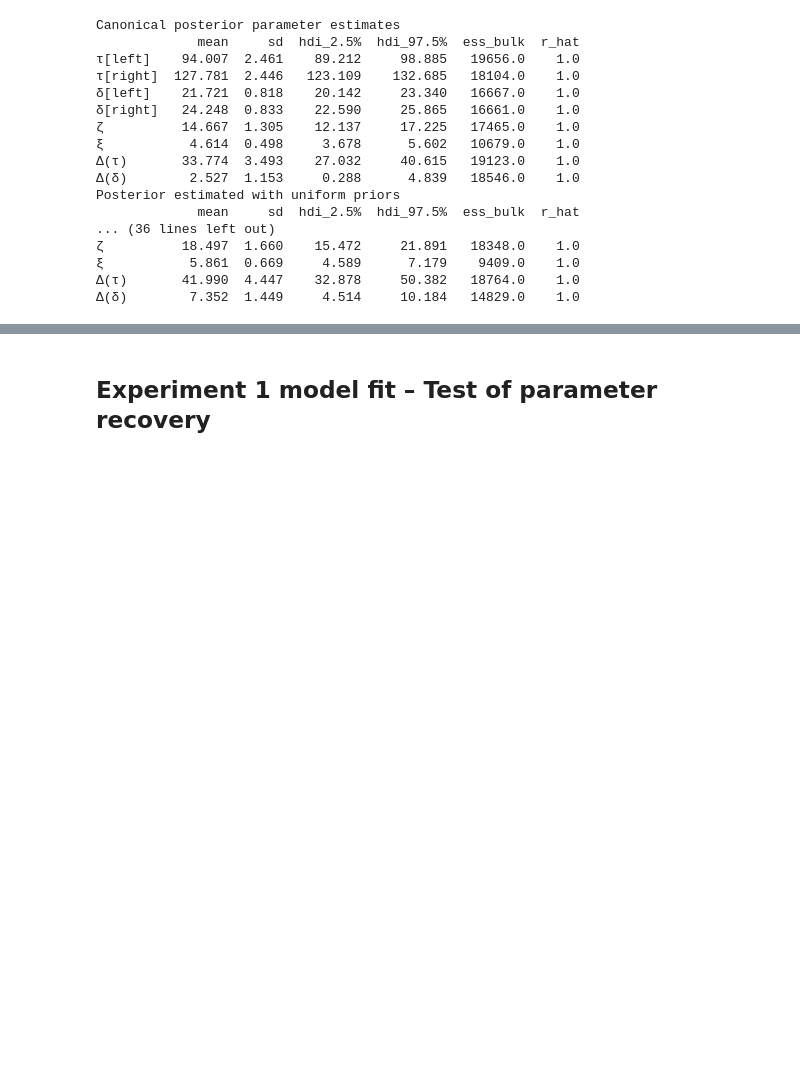
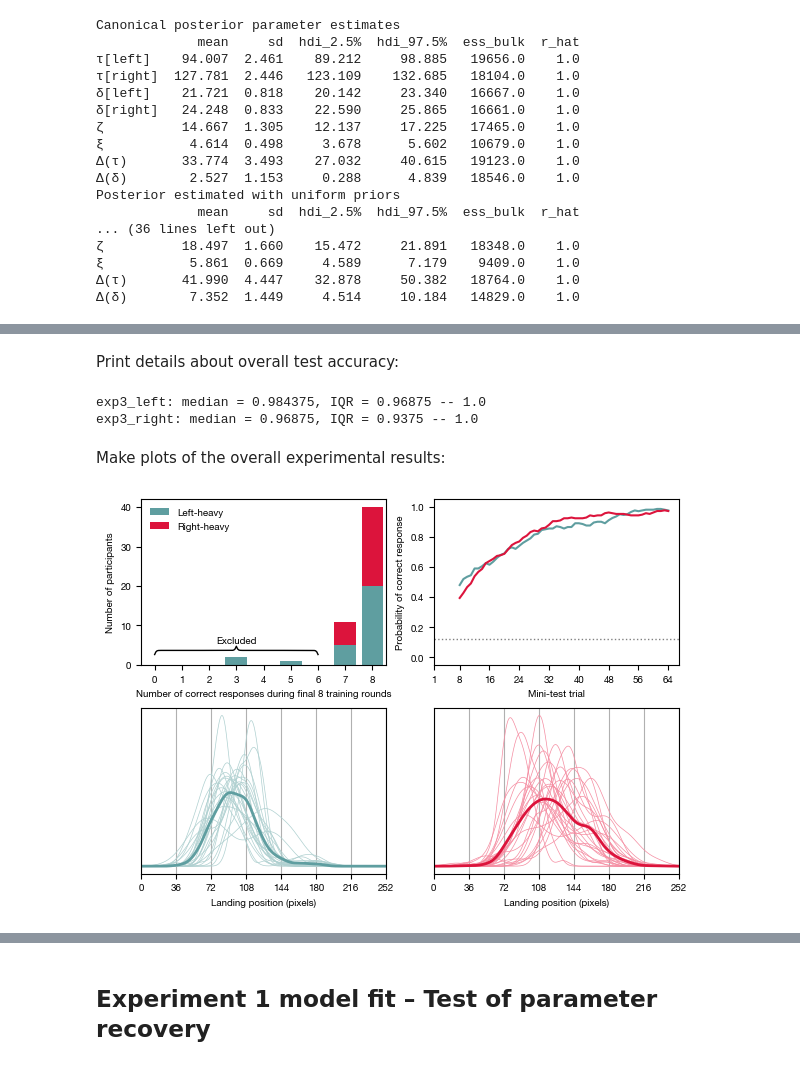
Before and after one commit to jwcarr/lexisense, a Jupyter notebook: notebook.ipynb, the cells around one changed output, grey strips where cells are left out. Cells and saved outputs as stored; diff of their text form; code cells hidden in the pictures; blank space fills up the shorter version.

Commit message:
Update notebook with discussion of Experiment 3

```diff
--- a/notebook.ipynb
+++ b/notebook.ipynb
@@ -748,0 +756,25 @@ Posterior estimated with uniform priors
+# %%
+exp3 = Experiment('exp3')
+
+exp3.set_exclusion_threshold(7, 8)
+
+exp3.set_params({
+    'τ': (0, 252),
+    'δ': (0, 60),
+    'ζ': (0, 40),
+    'ξ': (0, 40),
+})
+
+exp3.set_priors({
+    'δ': ('gamma', (23., 10.)),
+    'ζ': ('exponential', (0.1,)),
+    'ξ': ('exponential', (0.1,)),
+})
+
+exp3.left.set_priors({
+    'τ': ('normal', (94., 30.)),
+})
+
+exp3.right.set_priors({
+    'τ': ('normal', (128., 30.)),
+})
@@ -748,0 +809,17 @@ Posterior estimated with uniform priors
+# %% [markdown]
+Print details about overall test accuracy:
+# %%
+exp3.print_test_accuracy()
+# %% [output]
+exp3_left: median = 0.984375, IQR = 0.96875 -- 1.0
+exp3_right: median = 0.96875, IQR = 0.9375 -- 1.0
+# %% [markdown]
+Make plots of the overall experimental results:
+# %%
+with Figure(n_rows=2, n_cols=2, width=150) as fig:
+    plots.plot_learning_scores(fig[0,0], exp3)
+    plots.plot_learning_curve(fig[0,1], exp3)
+    plots.plot_landing_curve(fig[1,0], exp3.left, show_average=True)
+    plots.plot_landing_curve(fig[1,1], exp3.right, show_average=True)
+# %% [output]
+[figure, added]
```
Also changed, not shown: parts of 27 cells of this notebook.
